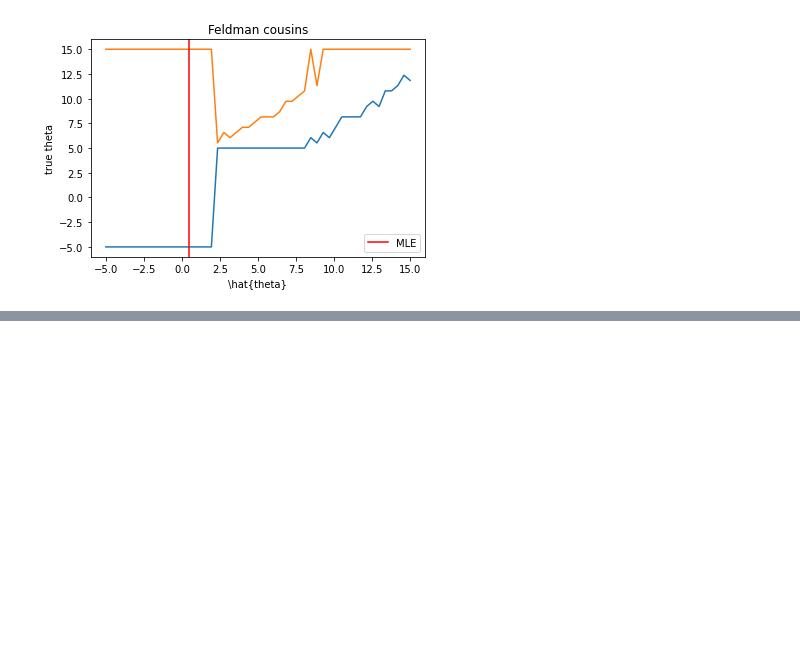
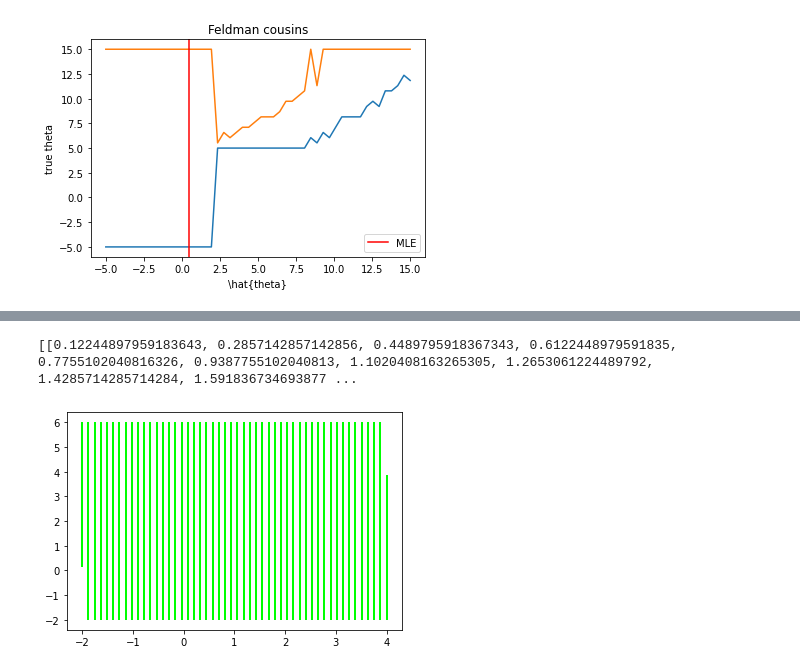
Before and after one commit to vischia/statex, a Jupyter notebook: feldman_cousins.ipynb, the cells around one changed output, grey strips where cells are left out. Cells and saved outputs as stored; diff of their text form; code cells hidden in the pictures; blank space fills up the shorter version.

```diff
--- a/feldman_cousins.ipynb
+++ b/feldman_cousins.ipynb
@@ -184 +197,46 @@ print(thetaIntervals)
+# %%
+alpha=0.10 # for a 90% CI
+xIntervals=[]
+mymeasurements=np.linspace(-2.,4., num=50)
+thetaspace=np.linspace(-2.,6., num=50)
+#for theta in thetaspace:
+#    xInterval=[]
+#    qcond=qdist(theta,mymeasurements)
+#    for xobsi in mymeasurements:
+#        qobs=q(xobsi,theta)
+#        if px(qcond,qobs) > alpha:
+#            xInterval.append([xobsi,qobs])
+#    #thetaIntervals.append((min(thetaInterval),max(thetaInterval)) if len(thetaInterval)>0 else (-5., 15.))
+#    sorted_by_second = sorted(xInterval, key=lambda tup: tup[1])
+#    xIntervals.append(np.array(sorted_by_second)[:,0])
+#print(xIntervals)
+
+thetaIntervals=[]
+for xobsi in mymeasurements:
+    thetaInterval=[]
+    for theta in thetaspace:
+        qcond=qdist(theta,mymeasurements)
+        qobs=q(xobsi,theta)
+        if px(qcond,qobs) > alpha:
+            thetaInterval.append(theta)
+    #thetaIntervals.append((min(thetaInterval),max(thetaInterval)) if len(thetaInterval)>0 else (-5., 15.))
+    #sorted_by_second = sorted(xInterval, key=lambda tup: tup[1])
+    thetaIntervals.append(thetaInterval)
+print(thetaIntervals)
+
+
+fc_intervals=[]
+fc_colors=[]
+for x, thetaI in zip(mymeasurements, thetaIntervals):
+    fc_intervals.append([(x,thetaI[0]),(x,thetaI[-1])])
+    fc_colors.append([0,1,0,1]) # blue?
+from matplotlib import collections  as mc
+import pylab as pl
+fc_coll = mc.LineCollection(fc_intervals, colors=np.array(fc_colors), linewidths=2)
+fig, ax = pl.subplots()
+ax.add_collection(fc_coll)
+ax.autoscale()
+# %% [output]
+[[0.12244897959183643, 0.2857142857142856, 0.4489795918367343, 0.6122448979591835, 0.7755102040816326, 0.9387755102040813, 1.1020408163265305, 1.2653061224489792, 1.4285714285714284, 1.591836734693877 ...
+[figure, added]
 # %%
```
Also changed, not shown: parts of 9 cells of this notebook.
